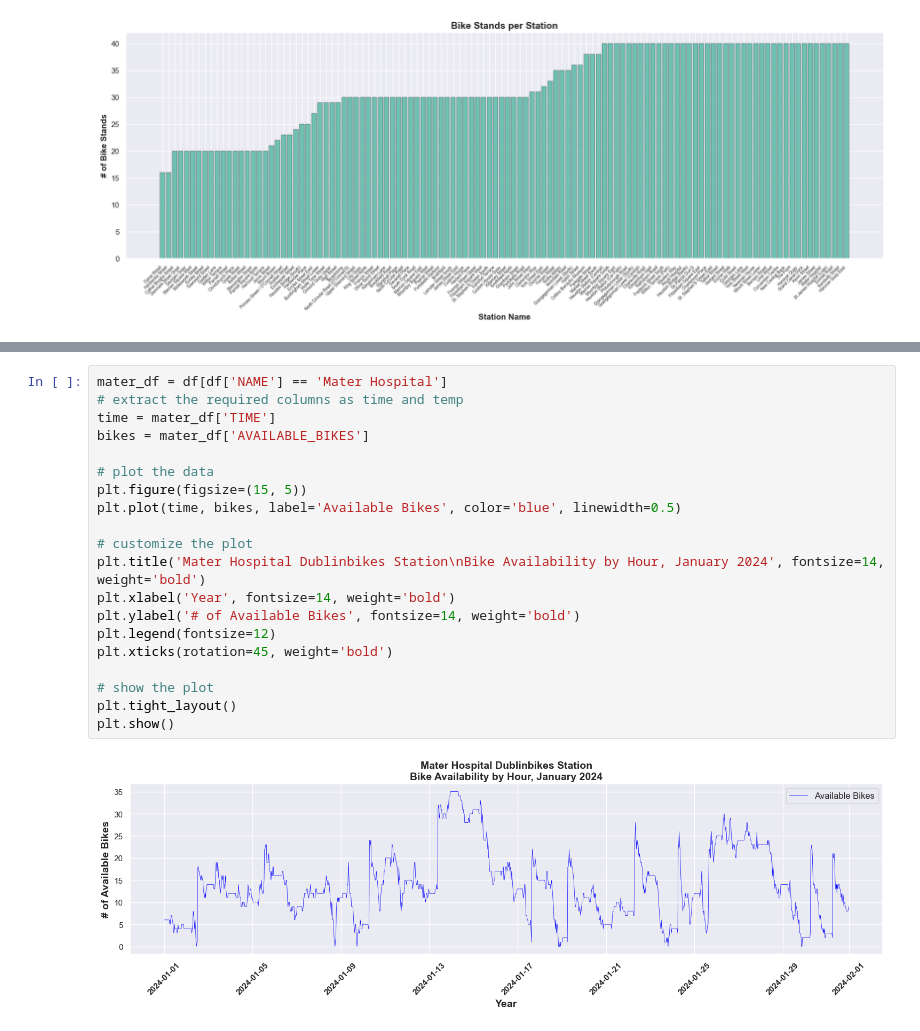
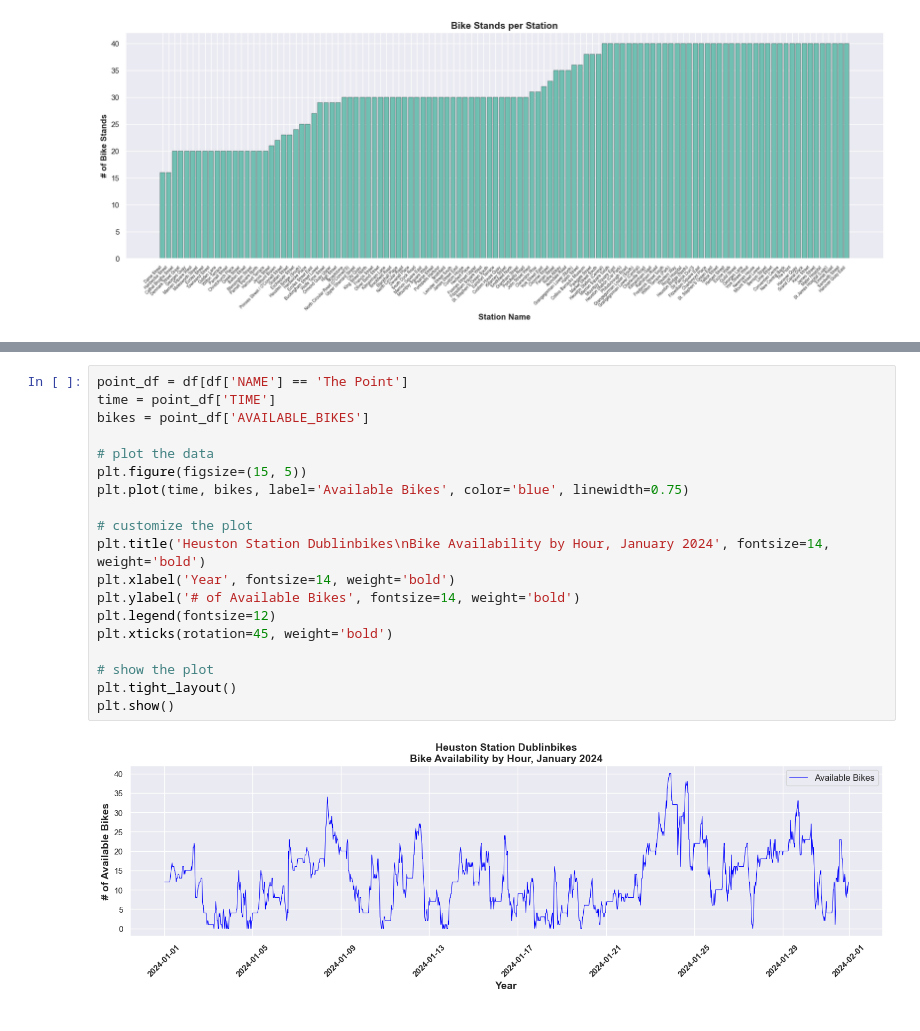
Before and after one commit to JBnkn/4369-programming-for-data-analytics, a Jupyter notebook: Project/Dublinbikes Project.ipynb, the cells around one changed output, grey strips where cells are left out. Saved outputs shown, nothing was run; the diff lists cells and outputs as text.

Commit message:
More plotting

```diff
--- a/Project/Dublinbikes Project.ipynb
+++ b/Project/Dublinbikes Project.ipynb
@@ -117,24 +117,23 @@ map
 # %% [output]
 [interactive output not drawn]
 # %%
-mater_df = df[df['NAME'] == 'Mater Hospital']
-# extract the required columns as time and temp
-time = mater_df['TIME']
-bikes = mater_df['AVAILABLE_BIKES']
+point_df = df[df['NAME'] == 'The Point']
+time = point_df['TIME']
+bikes = point_df['AVAILABLE_BIKES']
 
 # plot the data
 plt.figure(figsize=(15, 5))
-plt.plot(time, bikes, label='Available Bikes', color='blue', linewidth=0.5)
+plt.plot(time, bikes, label='Available Bikes', color='blue', linewidth=0.75)
 
 # customize the plot
-plt.title('Mater Hospital Dublinbikes Station\nBike Availability by Hour, January 2024', fontsize=14, weight='bold')
+plt.title('Heuston Station Dublinbikes\nBike Availability by Hour, January 2024', fontsize=14, weight='bold')
 plt.xlabel('Year', fontsize=14, weight='bold')
 plt.ylabel('# of Available Bikes', fontsize=14, weight='bold')
 plt.legend(fontsize=12)
 plt.xticks(rotation=45, weight='bold')
 
 # show the plot
 plt.tight_layout()
 plt.show()
 # %% [output]
-[figure, old version]
+[figure, new version]
```
Also changed, not shown: parts of 1 cell of this notebook.
